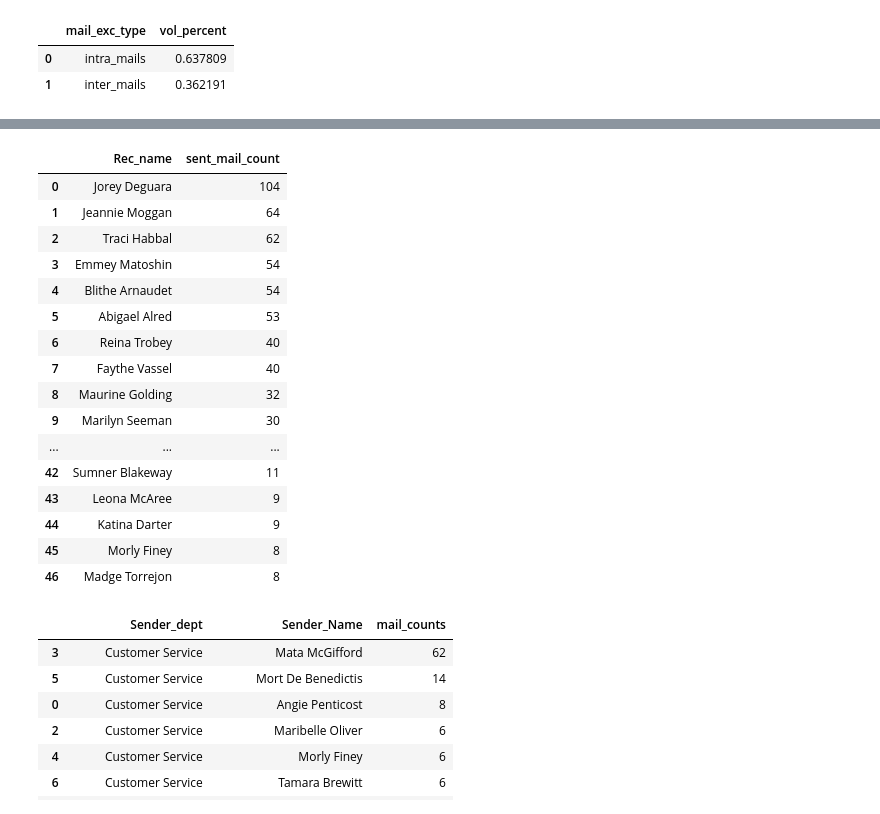
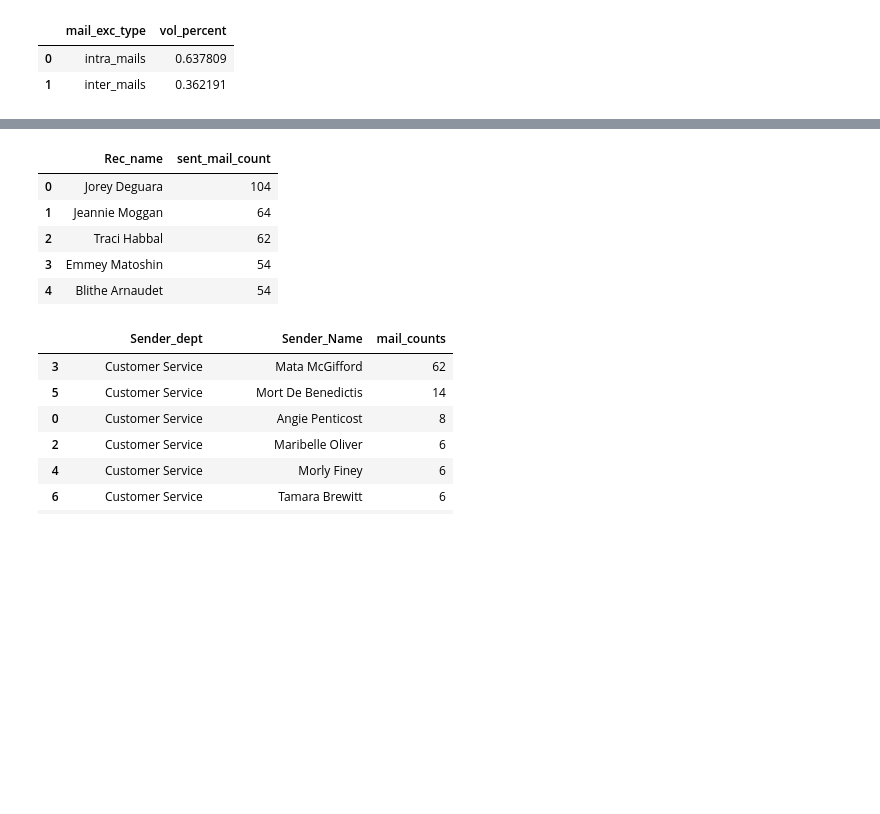
Before and after one commit to djibril968/Python_projects, a Jupyter notebook: Onyx_email_analysis.ipynb, the cells around one changed output, grey strips where cells are left out. Cells and saved outputs as stored; diff of their text form; code cells hidden in the pictures; blank space fills up the shorter version.

```diff
--- a/Onyx_email_analysis.ipynb
+++ b/Onyx_email_analysis.ipynb
@@ -515,24 +482,13 @@ email_by_emp
 # %%
 email_rec_emp = Email_fact_data['Rec_name'].value_counts().reset_index(name = 'sent_mail_count').sort_values(by = 'sent_mail_count', ascending = False)
-email_rec_emp
+email_rec_emp.head()
 # %% [output]
 |  | Rec_name | sent_mail_count |
 | 0 | Jorey Deguara | 104 |
 | 1 | Jeannie Moggan | 64 |
 | 2 | Traci Habbal | 62 |
 | 3 | Emmey Matoshin | 54 |
 | 4 | Blithe Arnaudet | 54 |
-| 5 | Abigael Alred | 53 |
-| 6 | Reina Trobey | 40 |
-| 7 | Faythe Vassel | 40 |
-| 8 | Maurine Golding | 32 |
-| 9 | Marilyn Seeman | 30 |
-| ... | ... | ... |
-| 42 | Sumner Blakeway | 11 |
-| 43 | Leona McAree | 9 |
-| 44 | Katina Darter | 9 |
-| 45 | Morly Finey | 8 |
-| 46 | Madge Torrejon | 8 |
 # %%
 #sent and rec volume by dept and name
 
```
Also changed, not shown: parts of 4 cells of this notebook.
